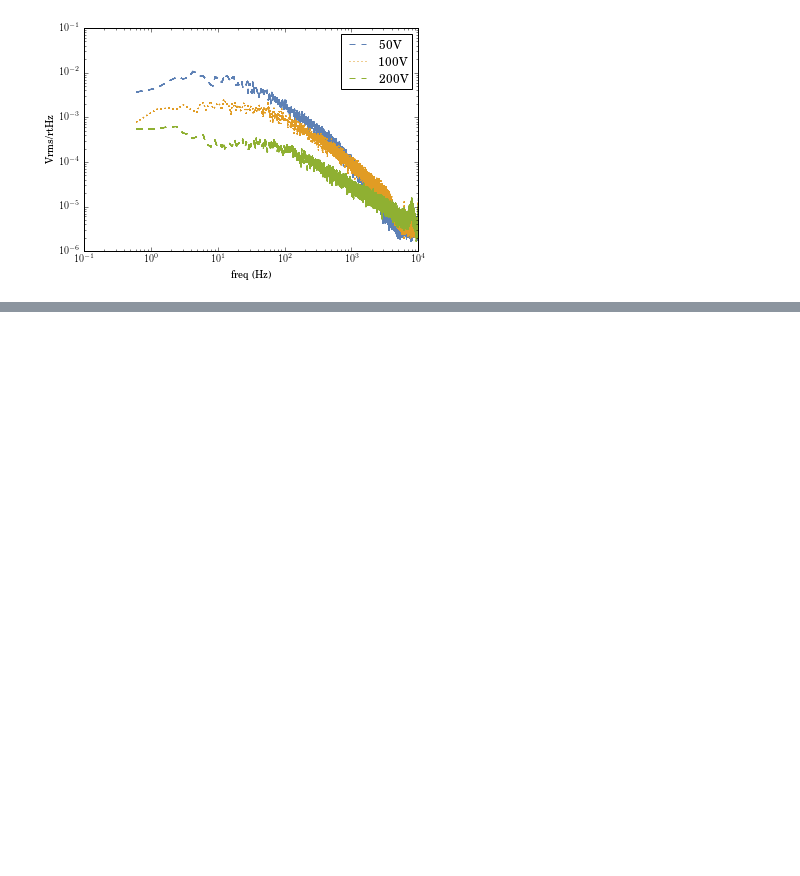
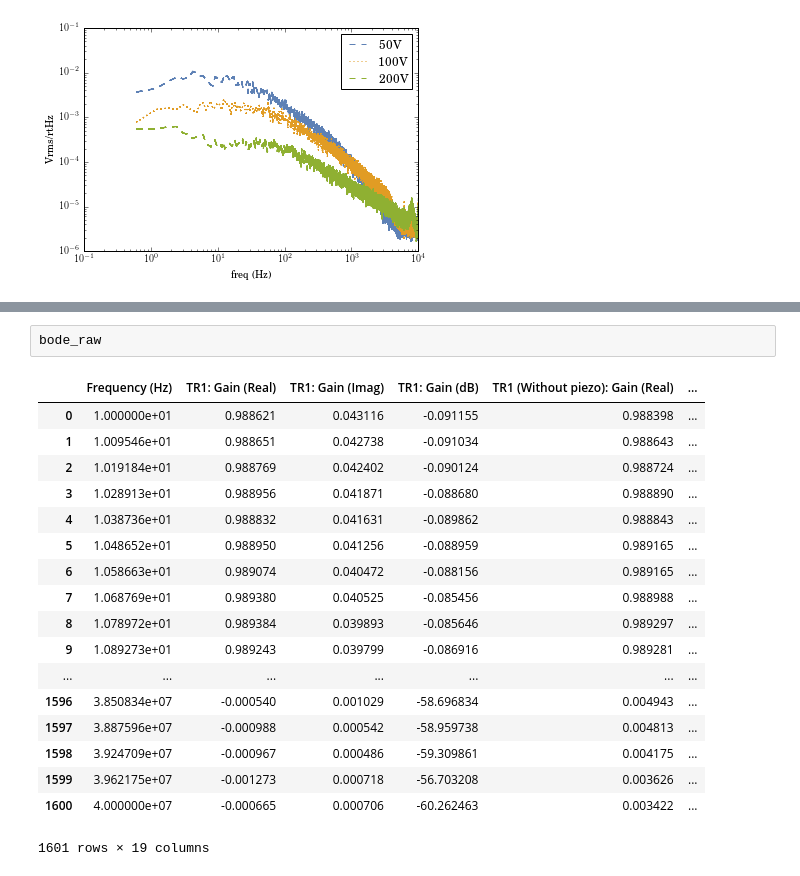
Before and after one commit to npisenti/piezo, a Jupyter notebook: calc/NoiseAnalysisFinal.ipynb, the cells around one changed output, grey strips where cells are left out. Cells and saved outputs as stored; diff of their text form; blank space fills up the shorter version.

```diff
--- a/calc/NoiseAnalysisFinal.ipynb
+++ b/calc/NoiseAnalysisFinal.ipynb
@@ -489,0 +674,21 @@ plt.show()
+# %%
+bode_raw
+# %% [output]
+|  | Frequency (Hz) | TR1: Gain (Real) | TR1: Gain (Imag) | TR1: Gain (dB) | TR1 (Without piezo): Gain (Real) | ... |
+| 0 | 1.000000e+01 | 0.988621 | 0.043116 | -0.091155 | 0.988398 | ... |
+| 1 | 1.009546e+01 | 0.988651 | 0.042738 | -0.091034 | 0.988643 | ... |
+| 2 | 1.019184e+01 | 0.988769 | 0.042402 | -0.090124 | 0.988724 | ... |
+| 3 | 1.028913e+01 | 0.988956 | 0.041871 | -0.088680 | 0.988890 | ... |
+| 4 | 1.038736e+01 | 0.988832 | 0.041631 | -0.089862 | 0.988843 | ... |
+| 5 | 1.048652e+01 | 0.988950 | 0.041256 | -0.088959 | 0.989165 | ... |
+| 6 | 1.058663e+01 | 0.989074 | 0.040472 | -0.088156 | 0.989165 | ... |
+| 7 | 1.068769e+01 | 0.989380 | 0.040525 | -0.085456 | 0.988988 | ... |
+| 8 | 1.078972e+01 | 0.989384 | 0.039893 | -0.085646 | 0.989297 | ... |
+| 9 | 1.089273e+01 | 0.989243 | 0.039799 | -0.086916 | 0.989281 | ... |
+| ... | ... | ... | ... | ... | ... | ... |
+| 1596 | 3.850834e+07 | -0.000540 | 0.001029 | -58.696834 | 0.004943 | ... |
+| 1597 | 3.887596e+07 | -0.000988 | 0.000542 | -58.959738 | 0.004813 | ... |
+| 1598 | 3.924709e+07 | -0.000967 | 0.000486 | -59.309861 | 0.004175 | ... |
+| 1599 | 3.962175e+07 | -0.001273 | 0.000718 | -56.703208 | 0.003626 | ... |
+| 1600 | 4.000000e+07 | -0.000665 | 0.000706 | -60.262463 | 0.003422 | ... |
+1601 rows × 19 columns
```
Also changed, not shown: parts of 6 cells of this notebook, 4 other files.
